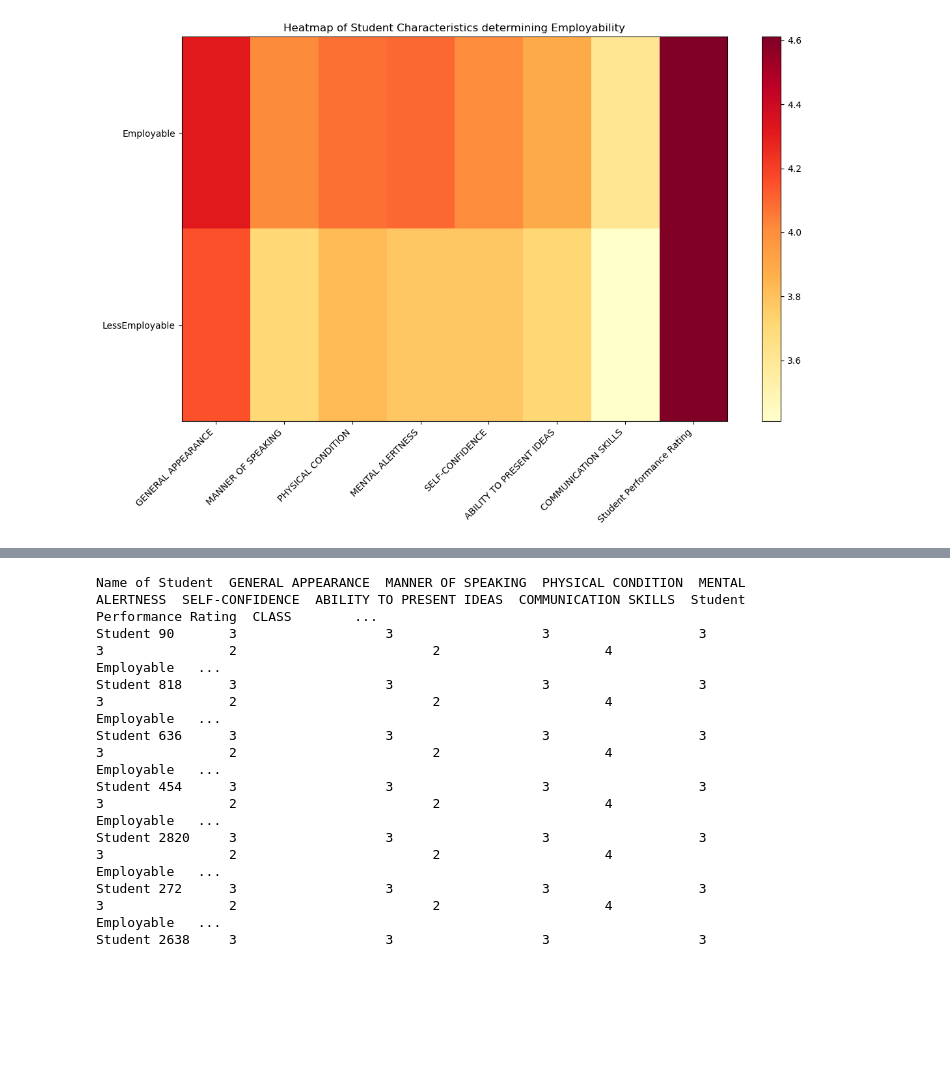
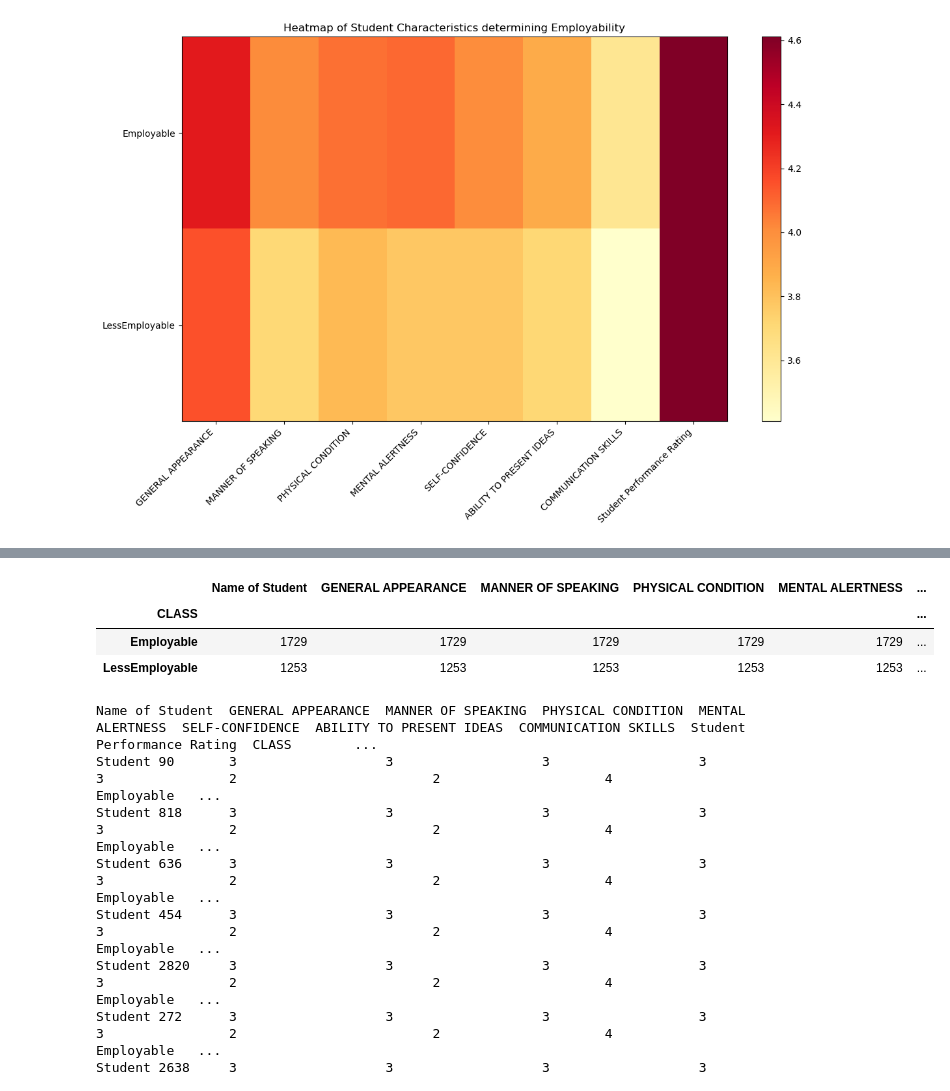
Before and after one commit to Yoma-emir/ML_homework, a Jupyter notebook: data_analysis.ipynb, the cells around one changed output, grey strips where cells are left out. Saved outputs shown, nothing was run; the diff lists cells and outputs as text; code cells hidden in the pictures; blank space fills up the shorter version.

```diff
--- a/data_analysis.ipynb
+++ b/data_analysis.ipynb
@@ -105,4 +105,11 @@ grouped_means
 | CLASS |  |  |  |  |  | ... |
 | Employable | 4.314054 | 4.012146 | 4.076345 | 4.097744 | 4.008097 | ... |
 | LessEmployable | 4.154030 | 3.708699 | 3.828412 | 3.776536 | 3.776536 | ... |
+# %%
+df.groupby('CLASS').count()
+# %% [output]
+|  | Name of Student | GENERAL APPEARANCE | MANNER OF SPEAKING | PHYSICAL CONDITION | MENTAL ALERTNESS | ... |
+| CLASS |  |  |  |  |  | ... |
+| Employable | 1729 | 1729 | 1729 | 1729 | 1729 | ... |
+| LessEmployable | 1253 | 1253 | 1253 | 1253 | 1253 | ... |
 # %%
```
Also changed, not shown: parts of 2 cells of this notebook, 2 other files.
